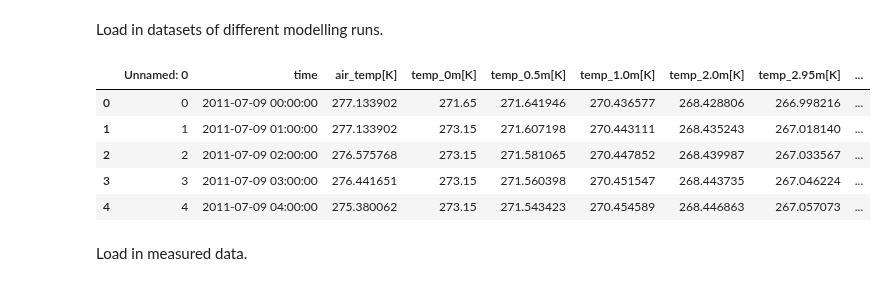
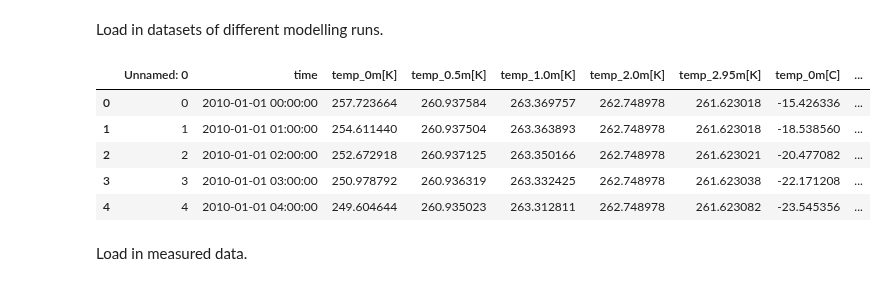
Before and after one commit to khdebruijn/thermo-morphological-model, a Jupyter notebook: validation/ground_temperature_calibration.ipynb, the cells around one changed output. Drawn from its saved outputs; the diff is of its cells as text; code cells hidden in the pictures.

```diff
--- a/validation/ground_temperature_calibration.ipynb
+++ b/validation/ground_temperature_calibration.ipynb
@@ -18,37 +18,37 @@ Load in datasets of different modelling runs.
 # %%
 # load in the modelling results
 # results_folder = Path(r"P:\11210070-usgscoop-202324-arcticxb\runs\val_gt1")
 
-runid2 = 'val_gt8'
+runid2 = 'val_gt1'
 runid3 = 'val_gt9'
-runid4 = 'val_gt2'
+runid4 = 'val_gt13'
 
 
 fname_gt2 = runid2 + "_ground_temperature_timeseries.csv"
 fname_gt3 = runid3 + "_ground_temperature_timeseries.csv"
 fname_gt4 = runid4 + "_ground_temperature_timeseries.csv"
 
 # df_model = pd.read_csv(os.path.join(results_folder, fname), parse_dates=['time'])
 df_gt2 = pd.read_csv(fname_gt2, parse_dates=['time'])
 df_gt3 = pd.read_csv(fname_gt3, parse_dates=['time'])
 df_gt4 = pd.read_csv(fname_gt4, parse_dates=['time'])
 
 # Lets add some columns to convert to Celcius
-colnames = ['air_temp[K]', 'temp_0m[K]', 'temp_0.5m[K]', 'temp_1.0m[K]', 'temp_2.0m[K]', 'temp_2.95m[K]']
+colnames = ['temp_0m[K]', 'temp_0.5m[K]', 'temp_1.0m[K]', 'temp_2.0m[K]', 'temp_2.95m[K]']
 
 for df in [df_gt2, df_gt3, df_gt4]:
     for colname in colnames:
 
         df[f'{colname[:-3]}[C]'] = df[colname] - 273.15
 
 df_gt2.head()
 # %% [output]
-|  | Unnamed: 0 | time | air_temp[K] | temp_0m[K] | temp_0.5m[K] | temp_1.0m[K] | temp_2.0m[K] | temp_2.95m[K] | ... |
-| 0 | 0 | 2011-07-09 00:00:00 | 277.133902 | 271.65 | 271.641946 | 270.436577 | 268.428806 | 266.998216 | ... |
-| 1 | 1 | 2011-07-09 01:00:00 | 277.133902 | 273.15 | 271.607198 | 270.443111 | 268.435243 | 267.018140 | ... |
-| 2 | 2 | 2011-07-09 02:00:00 | 276.575768 | 273.15 | 271.581065 | 270.447852 | 268.439987 | 267.033567 | ... |
-| 3 | 3 | 2011-07-09 03:00:00 | 276.441651 | 273.15 | 271.560398 | 270.451547 | 268.443735 | 267.046224 | ... |
-| 4 | 4 | 2011-07-09 04:00:00 | 275.380062 | 273.15 | 271.543423 | 270.454589 | 268.446863 | 267.057073 | ... |
+|  | Unnamed: 0 | time | temp_0m[K] | temp_0.5m[K] | temp_1.0m[K] | temp_2.0m[K] | temp_2.95m[K] | temp_0m[C] | ... |
+| 0 | 0 | 2010-01-01 00:00:00 | 257.723664 | 260.937584 | 263.369757 | 262.748978 | 261.623018 | -15.426336 | ... |
+| 1 | 1 | 2010-01-01 01:00:00 | 254.611440 | 260.937504 | 263.363893 | 262.748978 | 261.623018 | -18.538560 | ... |
+| 2 | 2 | 2010-01-01 02:00:00 | 252.672918 | 260.937125 | 263.350166 | 262.748978 | 261.623021 | -20.477082 | ... |
+| 3 | 3 | 2010-01-01 03:00:00 | 250.978792 | 260.936319 | 263.332425 | 262.748978 | 261.623038 | -22.171208 | ... |
+| 4 | 4 | 2010-01-01 04:00:00 | 249.604644 | 260.935023 | 263.312811 | 262.748978 | 261.623082 | -23.545356 | ... |
 # %% [markdown]
 Load in measured data.
 # %%
```
Also changed, not shown: parts of 7 cells of this notebook.
